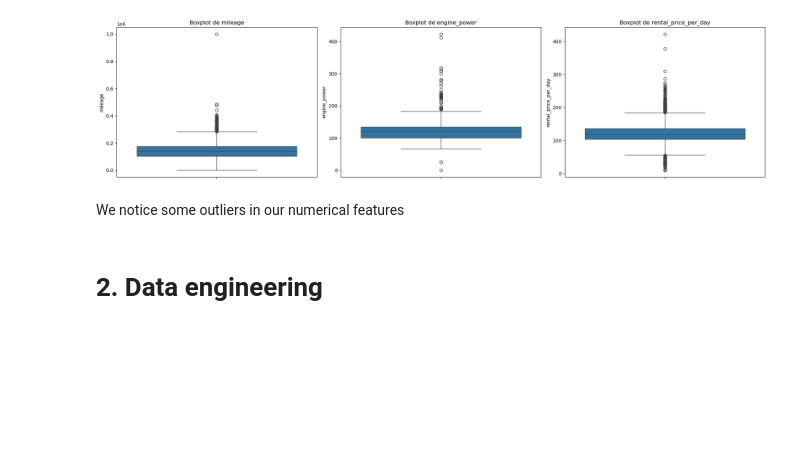
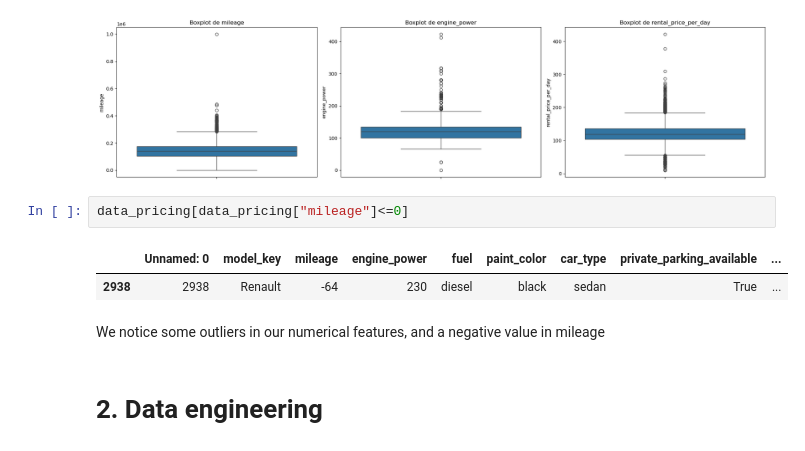
Before and after one commit to myriamgoyet/Deployment-Getaround, a Jupyter notebook: Machine_Learning/Getaround_price_optimization.ipynb, the cells around one changed output. Drawn from its saved outputs; the diff is of its cells as text; blank space fills up the shorter version.

```diff
--- a/Machine_Learning/Getaround_price_optimization.ipynb
+++ b/Machine_Learning/Getaround_price_optimization.ipynb
@@ -139,8 +139,13 @@ plt.tight_layout()
 plt.show()
 # %% [output]
 [figure]
+# %%
+data_pricing[data_pricing["mileage"]<=0]
+# %% [output]
+|  | Unnamed: 0 | model_key | mileage | engine_power | fuel | paint_color | car_type | private_parking_available | ... |
+| 2938 | 2938 | Renault | -64 | 230 | diesel | black | sedan | True | ... |
 # %% [markdown]
-We notice some outliers in our numerical features
+We notice some outliers in our numerical features, and a negative value in mileage
 # %% [markdown]
 # 2. Data engineering
 # %%
```
Also changed, not shown: parts of 7 cells of this notebook, 5 other files.
